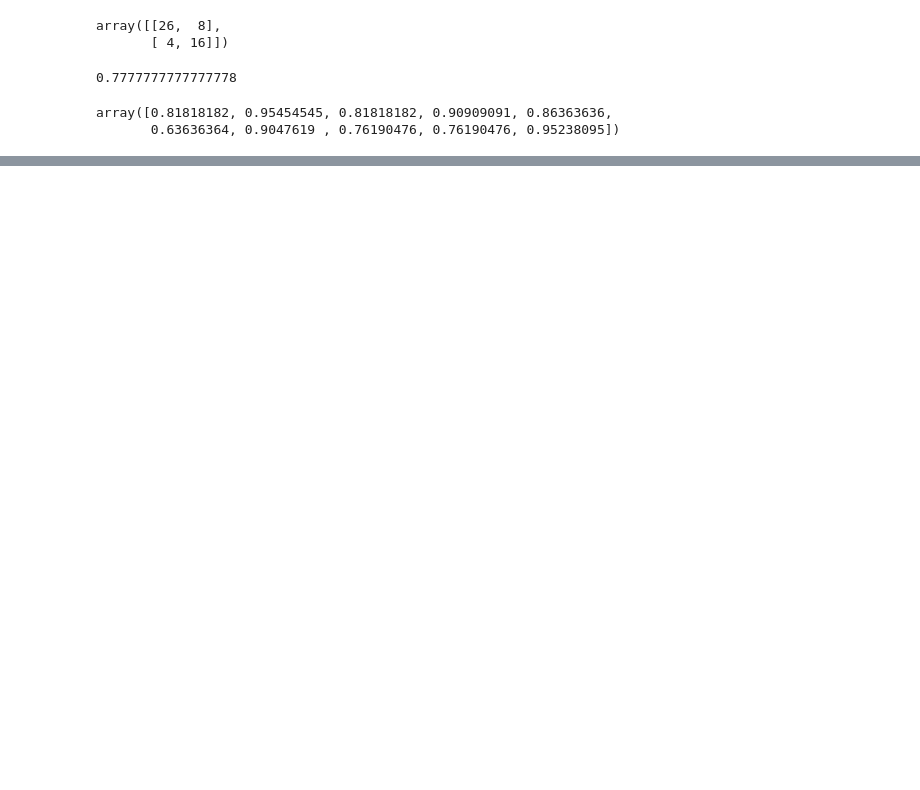
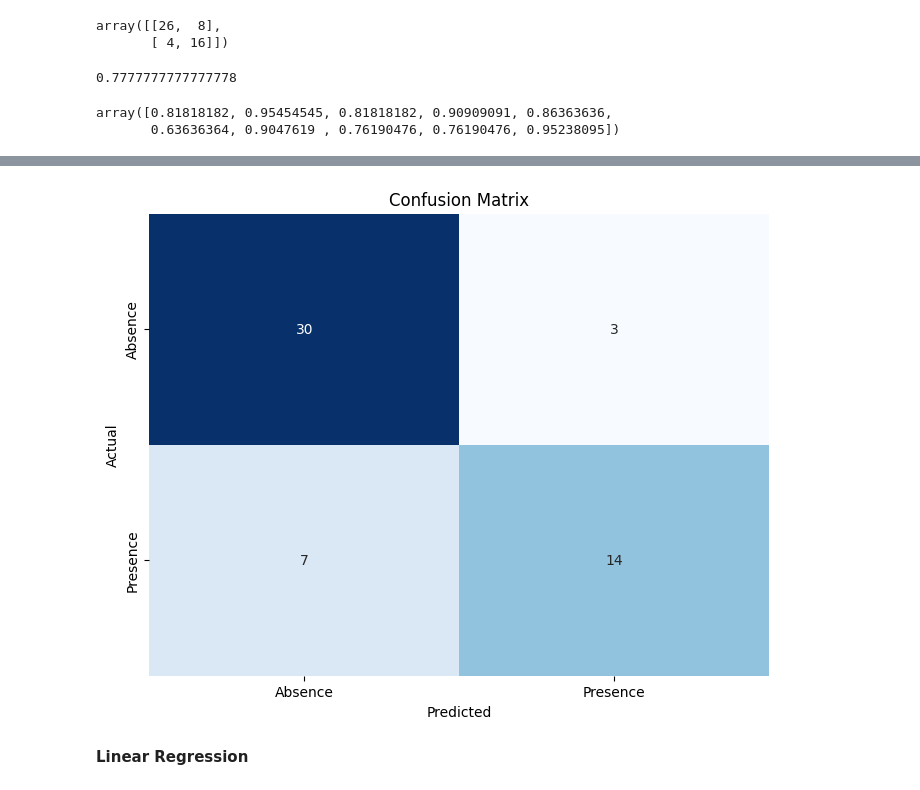
Before and after one commit to nandana-03/Heart-Disease-Prediction-System, a Jupyter notebook: Heart_Disease_Prediction.ipynb, the cells around one changed output, grey strips where cells are left out. Drawn from its saved outputs; the diff is of its cells as text; code cells hidden in the pictures; blank space fills up the shorter version.

```diff
--- a/Heart_Disease_Prediction.ipynb
+++ b/Heart_Disease_Prediction.ipynb
@@ -100,5 +100,7 @@ X.shape
 y.shape
 # %% [output]
 (270,)
+# %%
+y.replace({"Absence": 0, "Presence": 1}, inplace=True)
 # %%
 X_train,X_test,y_train,y_test = train_test_split(X,y,test_size =0.2,random_state = 99)
@@ -261,0 +238,19 @@ Silhouette Score: 0.17187526160030075
+# %%
+from sklearn.preprocessing import StandardScaler
+from sklearn.neighbors import KNeighborsClassifier
+
+X_train, X_test, y_train, y_test = train_test_split(X, y, test_size=0.2, random_state=42)
+
+scaler = StandardScaler()
+X_train_scaled = scaler.fit_transform(X_train)
+X_test_scaled = scaler.transform(X_test)
+
+knn = KNeighborsClassifier(n_neighbors=5)
+knn.fit(X_train_scaled, y_train)
+y_pred = knn.predict(X_test_scaled)
+
+
+accuracy = accuracy_score(y_test, y_pred)
+print("Accuracy:", accuracy)
+print("Classification Report:")
+print(classification_report(y_test, y_pred))
@@ -261,0 +268,15 @@ Silhouette Score: 0.17187526160030075
+# %%
+cm = confusion_matrix(y_test, y_pred)
+
+plt.figure(figsize=(8, 6))
+sns.heatmap(cm, annot=True, cmap='Blues', fmt='g', cbar=False)
+plt.title('Confusion Matrix')
+plt.xlabel('Predicted')
+plt.ylabel('Actual')
+plt.xticks(ticks=[0.5, 1.5], labels=['Absence', 'Presence'])
+plt.yticks(ticks=[0.5, 1.5], labels=['Absence', 'Presence'])
+plt.show()
+# %% [output]
+[figure, added]
+# %% [markdown]
+**Linear Regression**
```
Also changed, not shown: parts of 19 cells of this notebook.
